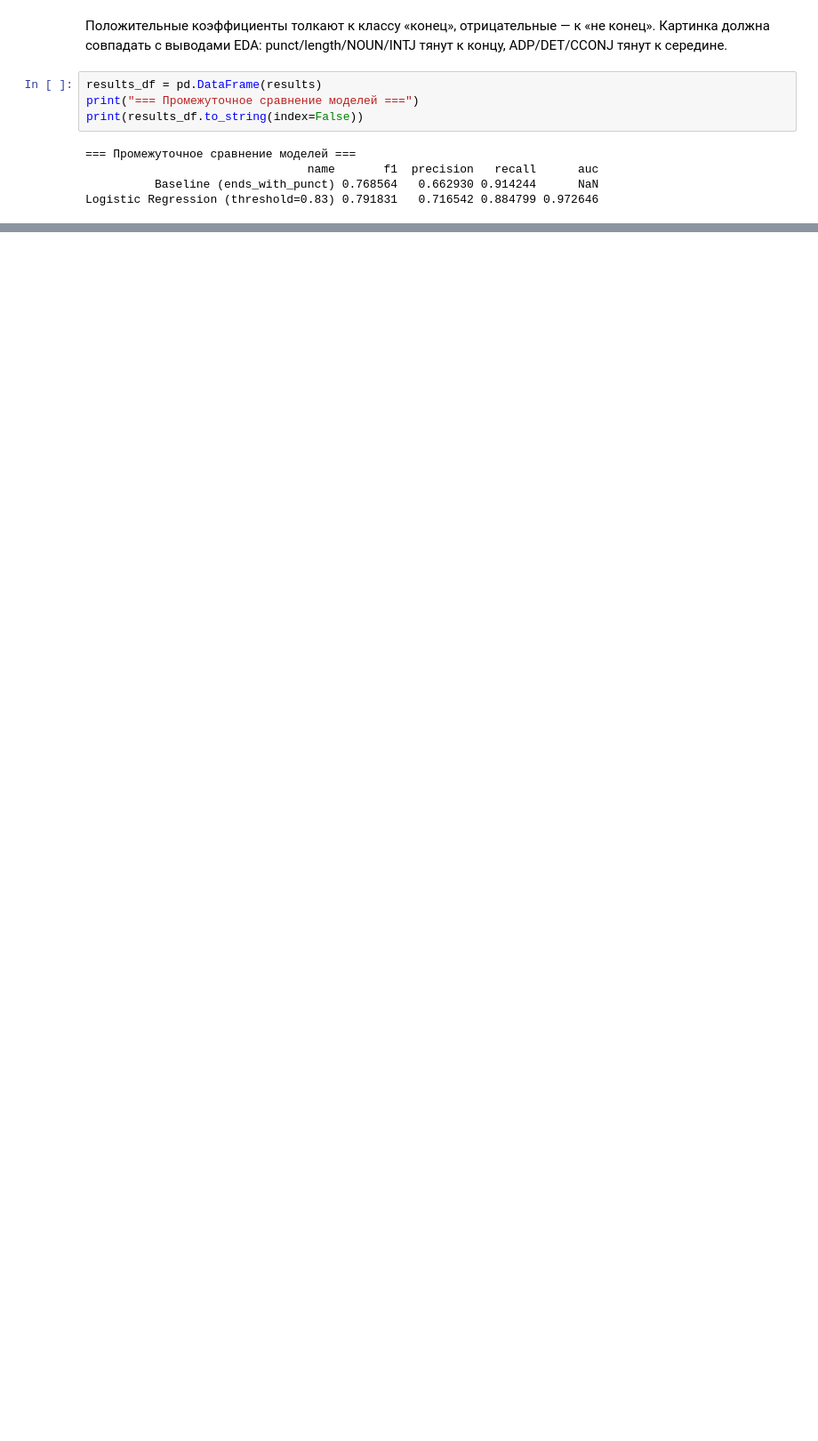
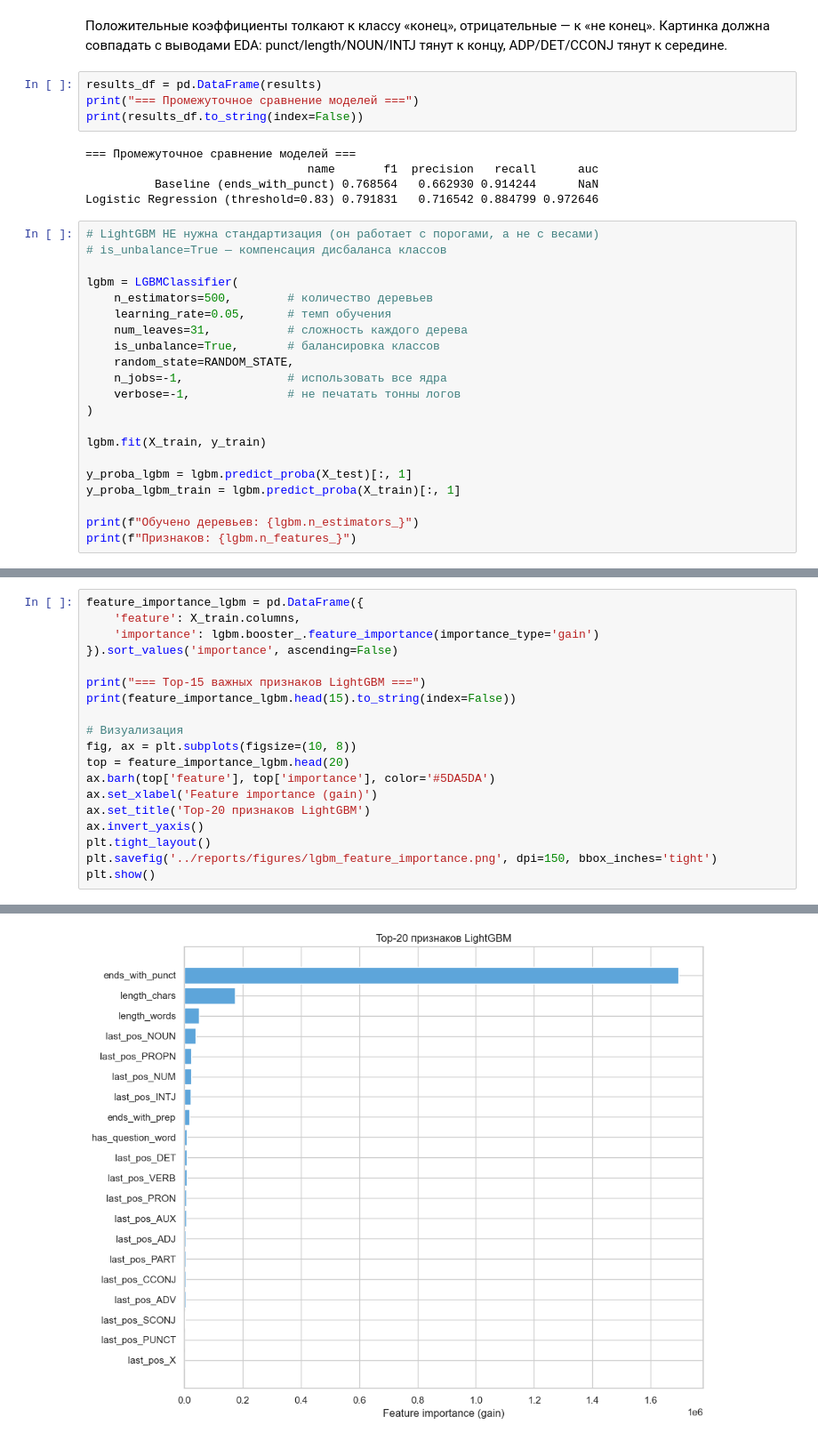
Before and after one commit to bukenov/turn-detector, a Jupyter notebook: notebooks/02_modeling.ipynb, the cells around one changed output, grey strips where cells are left out. Shown at 89% size. Saved outputs shown, nothing was run; the diff lists cells and outputs as text; blank space fills up the shorter version.

Commit message:
feat(model): lightgbm classifier with threshold tuning

```diff
--- a/notebooks/02_modeling.ipynb
+++ b/notebooks/02_modeling.ipynb
@@ -341,3 +341,24 @@ print(results_df.to_string(index=False))
                                 name       f1  precision   recall      auc
           Baseline (ends_with_punct) 0.768564   0.662930 0.914244      NaN
 Logistic Regression (threshold=0.83) 0.791831   0.716542 0.884799 0.972646
+# %%
+# LightGBM НЕ нужна стандартизация (он работает с порогами, а не с весами)
+# is_unbalance=True — компенсация дисбаланса классов
+
+lgbm = LGBMClassifier(
+    n_estimators=500,        # количество деревьев
+    learning_rate=0.05,      # темп обучения
+    num_leaves=31,           # сложность каждого дерева
+    is_unbalance=True,       # балансировка классов
+    random_state=RANDOM_STATE,
+    n_jobs=-1,               # использовать все ядра
+    verbose=-1,              # не печатать тонны логов
+)
+
+lgbm.fit(X_train, y_train)
+
+y_proba_lgbm = lgbm.predict_proba(X_test)[:, 1]
+y_proba_lgbm_train = lgbm.predict_proba(X_train)[:, 1]
+
+print(f"Обучено деревьев: {lgbm.n_estimators_}")
+print(f"Признаков: {lgbm.n_features_}")
@@ -343,0 +400,20 @@ Logistic Regression (threshold=0.83) 0.791831   0.716542 0.884799 0.972646
+# %%
+feature_importance_lgbm = pd.DataFrame({
+    'feature': X_train.columns,
+    'importance': lgbm.booster_.feature_importance(importance_type='gain')
+}).sort_values('importance', ascending=False)
+
+print("=== Top-15 важных признаков LightGBM ===")
+print(feature_importance_lgbm.head(15).to_string(index=False))
+
+# Визуализация
+fig, ax = plt.subplots(figsize=(10, 8))
+top = feature_importance_lgbm.head(20)
+ax.barh(top['feature'], top['importance'], color='#5DA5DA')
+ax.set_xlabel('Feature importance (gain)')
+ax.set_title('Top-20 признаков LightGBM')
+ax.invert_yaxis()
+plt.tight_layout()
+plt.savefig('../reports/figures/lgbm_feature_importance.png', dpi=150, bbox_inches='tight')
+plt.show()
+# %% [output]
@@ -343,0 +437 @@ Logistic Regression (threshold=0.83) 0.791831   0.716542 0.884799 0.972646
+[figure, added]
```
Also changed, not shown: parts of 3 cells of this notebook, 1 other file.
